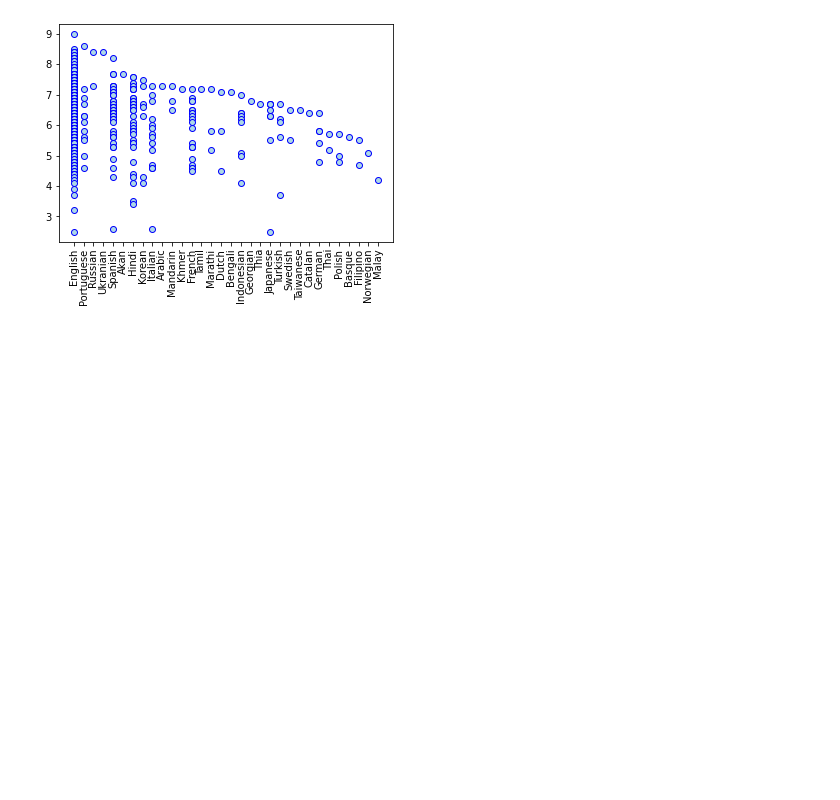
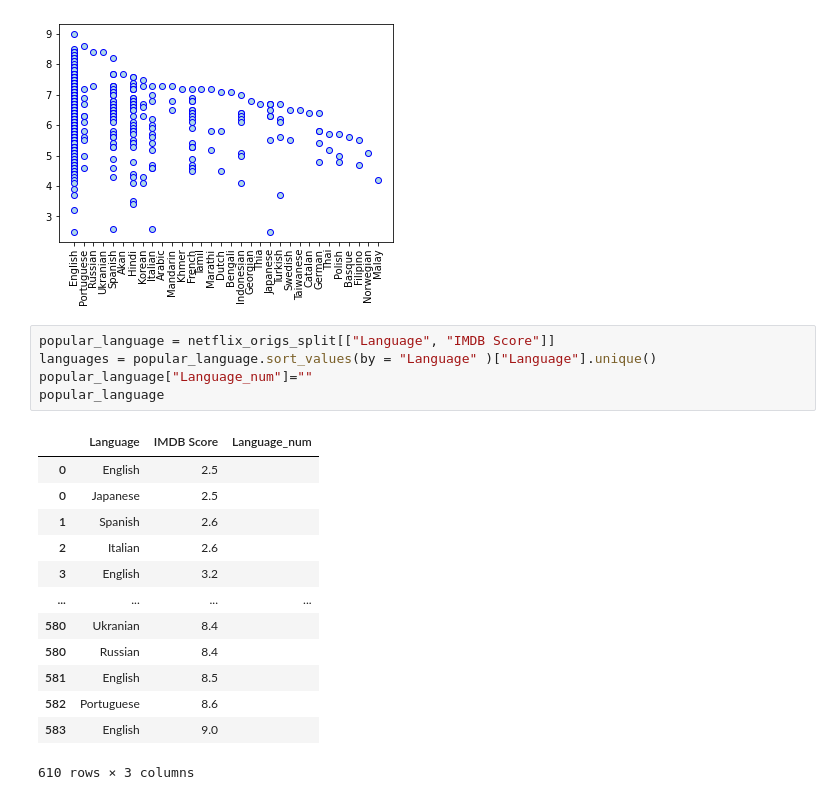
Before and after one commit to yuthegreat1/GroupProject, a Jupyter notebook: project1_.ipynb, the cells around one changed output. Saved outputs shown, nothing was run; the diff lists cells and outputs as text; blank space fills up the shorter version.

```diff
--- a/project1_.ipynb
+++ b/project1_.ipynb
@@ -153,3 +154,22 @@ plt.xticks(rotation = 90)
   Text(0, 0, ''),
   Text(0, 0, '')])
 [figure]
+# %%
+popular_language = netflix_origs_split[["Language", "IMDB Score"]]
+languages = popular_language.sort_values(by = "Language" )["Language"].unique()
+popular_language["Language_num"]=""
+popular_language
+# %% [output]
+|  | Language | IMDB Score | Language_num |
+| 0 | English | 2.5 |  |
+| 0 | Japanese | 2.5 |  |
+| 1 | Spanish | 2.6 |  |
+| 2 | Italian | 2.6 |  |
+| 3 | English | 3.2 |  |
+| ... | ... | ... | ... |
+| 580 | Ukranian | 8.4 |  |
+| 580 | Russian | 8.4 |  |
+| 581 | English | 8.5 |  |
+| 582 | Portuguese | 8.6 |  |
+| 583 | English | 9.0 |  |
+610 rows × 3 columns
```
Also changed, not shown: parts of 3 cells of this notebook.
